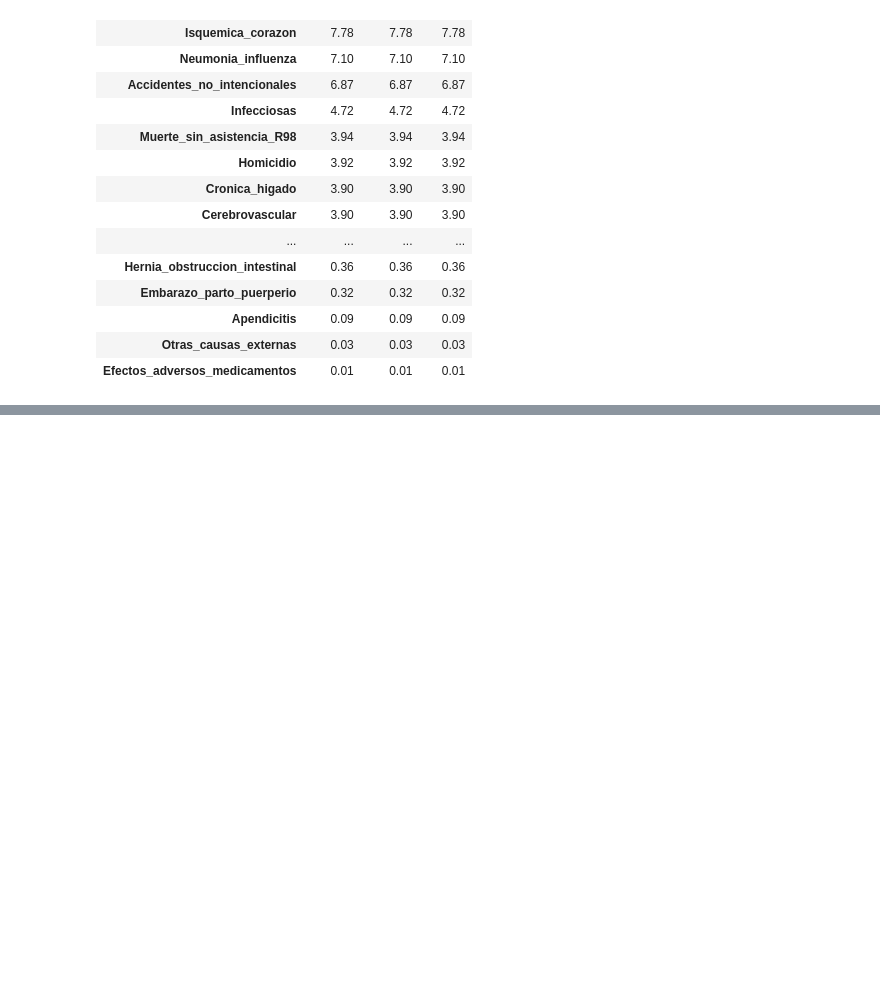
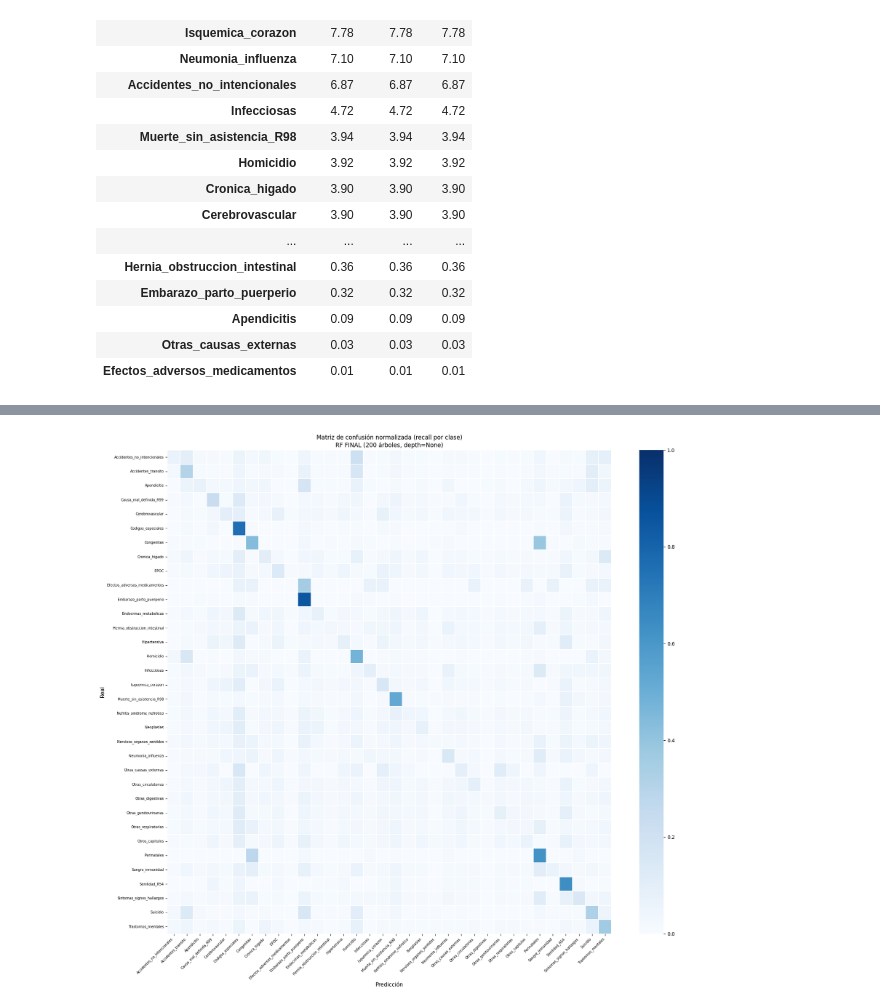
Before and after one commit to jcdiegolopez/MD-PY1, a Jupyter notebook: modelado_predictivo.ipynb, the cells around one changed output, grey strips where cells are left out. Saved outputs shown, nothing was run; the diff lists cells and outputs as text; code cells hidden in the pictures; blank space fills up the shorter version.

```diff
--- a/modelado_predictivo.ipynb
+++ b/modelado_predictivo.ipynb
@@ -627,0 +1081,25 @@ Shapes:
+# %%
+# ── Matriz de confusión normalizada por fila (recall por clase) ───────────
+classes = best_pipe.classes_
+cm = confusion_matrix(y_test, y_pred_test, labels=classes, normalize='true')
+
+fig, ax = plt.subplots(figsize=(18, 16))
+sns.heatmap(
+    cm,
+    xticklabels=classes,
+    yticklabels=classes,
+    cmap='Blues',
+    vmin=0, vmax=1,
+    annot=False,
+    linewidths=0.3,
+    ax=ax,
+)
+ax.set_xlabel('Predicción', fontsize=11)
+ax.set_ylabel('Real', fontsize=11)
+ax.set_title(f'Matriz de confusión normalizada (recall por clase)\n{best_nombre}', fontsize=12)
+ax.set_xticklabels(ax.get_xticklabels(), rotation=45, ha='right', fontsize=7)
+ax.set_yticklabels(ax.get_yticklabels(), rotation=0, fontsize=7)
+plt.tight_layout()
+plt.show()
+# %% [output]
+[figure, added]
```
Also changed, not shown: parts of 26 cells of this notebook, 2 other files.
